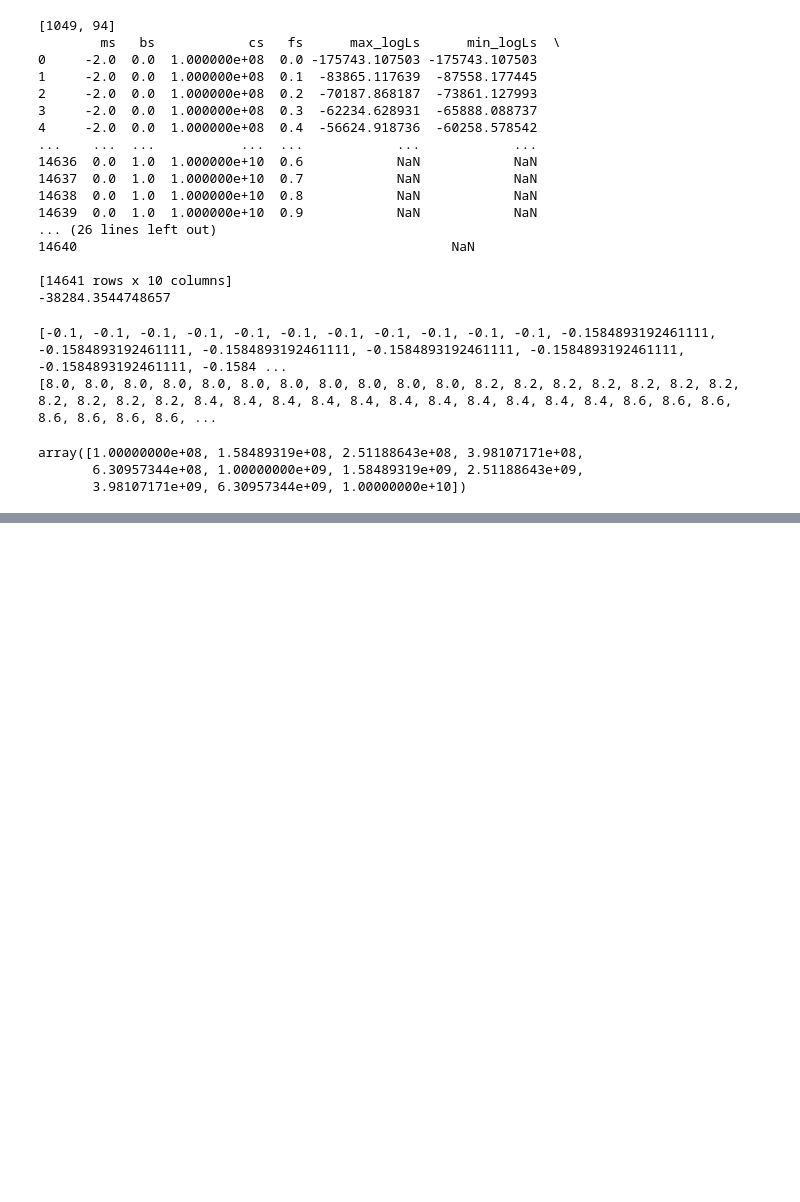
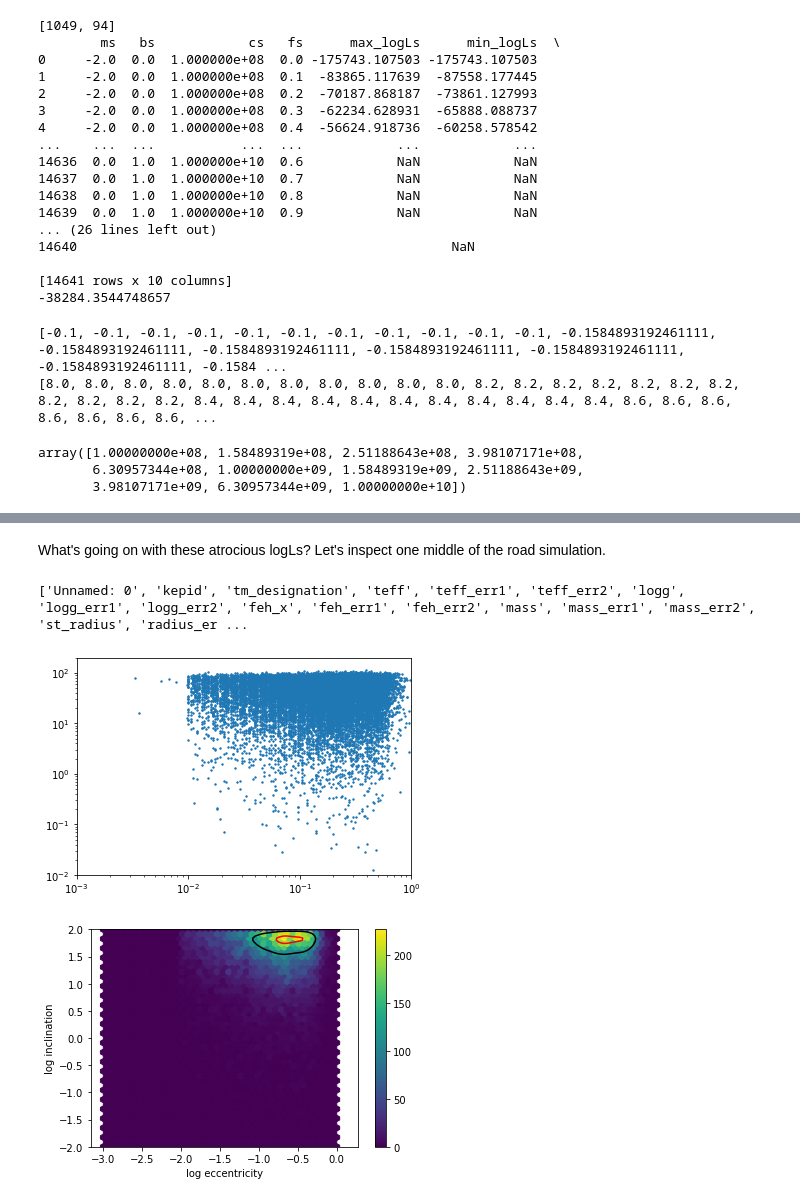
Before and after one commit to exoclam/sculpting, a Jupyter notebook: hipergator/analyze-hipergator-van-eylen.ipynb, the cells around one changed output, grey strips where cells are left out. Saved outputs shown, nothing was run; the diff lists cells and outputs as text; code cells hidden in the pictures; blank space fills up the shorter version.

```diff
--- a/hipergator/analyze-hipergator-van-eylen.ipynb
+++ b/hipergator/analyze-hipergator-van-eylen.ipynb
@@ -110,0 +184,27 @@ plt.show()
+# %% [markdown]
+What's going on with these atrocious logLs? Let's inspect one middle of the road simulation.
+# %%
+df = pd.read_csv('transits5_5_2_4.csv')
+#print(df.head())
+print(list(df.columns))
+plt.scatter(df.ecc, df.incl*180/np.pi, s=2)
+plt.yscale('log')
+plt.xscale('log')
+plt.xlim(1e-3,1e0)
+plt.ylim(1e-2,2e2)
+plt.show()
+
+# I'M MISSING THE MIDPLANE! SO NO MUTUAL INCLINATIONS :(
+plt.hexbin(df.ecc, df.incl*180/np.pi, gridsize=40, yscale='log', xscale='log', extent=(-3, 0, -2, 2))
+fig2 = sns.kdeplot(np.array(df.ecc), np.array(np.abs(df.incl)*180/np.pi), yscale='log', xscale='log', legend = True,
+                   levels=[0.68, 0.95], colors=['black','red'])
+plt.ylim(-2, 2)
+#plt.xlim(0, 0.5)
+plt.xlabel('log eccentricity')
+plt.ylabel('log inclination')
+plt.colorbar()
+plt.show()
+# %% [output]
+['Unnamed: 0', 'kepid', 'tm_designation', 'teff', 'teff_err1', 'teff_err2', 'logg', 'logg_err1', 'logg_err2', 'feh_x', 'feh_err1', 'feh_err2', 'mass', 'mass_err1', 'mass_err2', 'st_radius', 'radius_er ...
+[figure, added]
+[figure, added]
```
Also changed, not shown: parts of 9 cells of this notebook, 6 other files.
